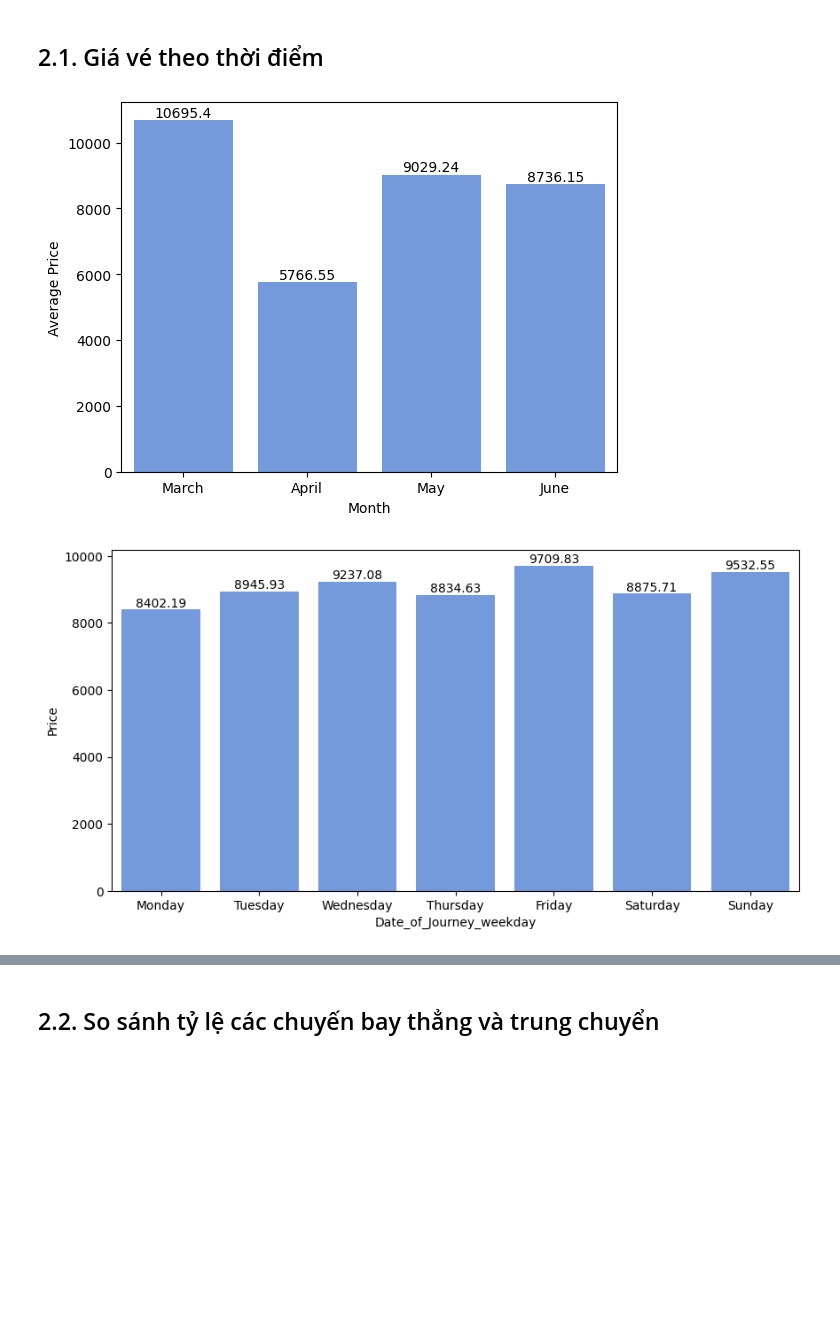
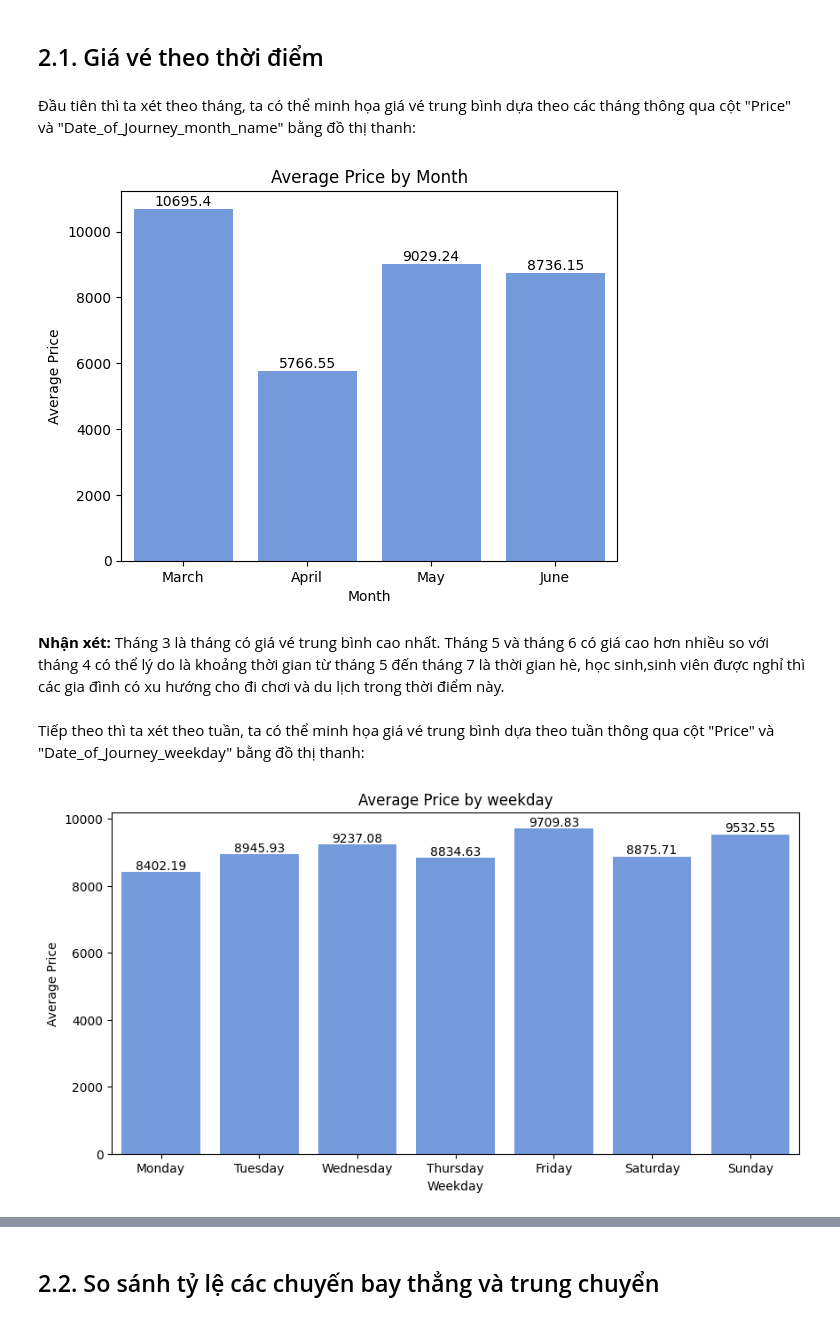
Before and after one commit to QuangHuy54/AppliedDataAnalysis_FinalProject, a Jupyter notebook: 20120497.ipynb, the cells around one changed output, grey strips where cells are left out. Saved outputs shown, nothing was run; the diff lists cells and outputs as text; code cells hidden in the pictures; blank space fills up the shorter version.

```diff
--- a/20120497.ipynb
+++ b/20120497.ipynb
@@ -313,20 +523,30 @@ array(['No info', 'In-flight meal not included',
 # 2. Phân tích khám phá Dữ liệu
 # %% [markdown]
 ## 2.1. Giá vé theo thời điểm
+# %% [markdown]
+Đầu tiên thì ta xét theo tháng, ta có thể minh họa giá vé trung bình dựa theo các tháng thông qua cột "Price" và "Date_of_Journey_month_name" bằng đồ thị thanh:
 # %%
-month_order = ['March','April','May','June']
+month_order = ['March','April','May','June'] #order of month
 ax=sns.barplot(data=df, x="Date_of_Journey_month_name", y="Price",order=month_order,color="cornflowerblue",errorbar=None)
-ax.bar_label(ax.containers[0])
+ax.bar_label(ax.containers[0]) #Add value in plot
 ax.set(ylabel='Average Price')
 ax.set(xlabel='Month')
+ax.set(title="Average Price by Month")
 plt.show()
 # %% [output]
-[figure, old version]
+[figure, new version]
+# %% [markdown]
+**Nhận xét:** Tháng 3 là tháng có giá vé trung bình cao nhất. Tháng 5 và tháng 6 có giá cao hơn nhiều so với tháng 4 có thể lý do là khoảng thời gian từ tháng 5 đến tháng 7 là thời gian hè, học sinh,sinh viên được nghỉ thì các gia đình có xu hướng cho đi chơi và du lịch trong thời điểm này.
+# %% [markdown]
+Tiếp theo thì ta xét theo tuần, ta có thể minh họa giá vé trung bình dựa theo tuần thông qua cột "Price" và "Date_of_Journey_weekday" bằng đồ thị thanh:
 # %%
-weekday_order=["Monday","Tuesday","Wednesday","Thursday","Friday","Saturday","Sunday"]
+weekday_order=["Monday","Tuesday","Wednesday","Thursday","Friday","Saturday","Sunday"] #order of weekday
 plt.figure(figsize=(10,5))
 ax=sns.barplot(data=df,x='Date_of_Journey_weekday',y='Price',order=weekday_order,color="cornflowerblue",errorbar=None)
-ax.bar_label(ax.containers[0])
+ax.bar_label(ax.containers[0]) #Add value for bar
+ax.set(ylabel='Average Price')
+ax.set(xlabel='Weekday')
+ax.set(title="Average Price by weekday")
 plt.show()
 # %% [output]
-[figure, old version]
+[figure, new version]
```
Also changed, not shown: parts of 187 cells of this notebook.
